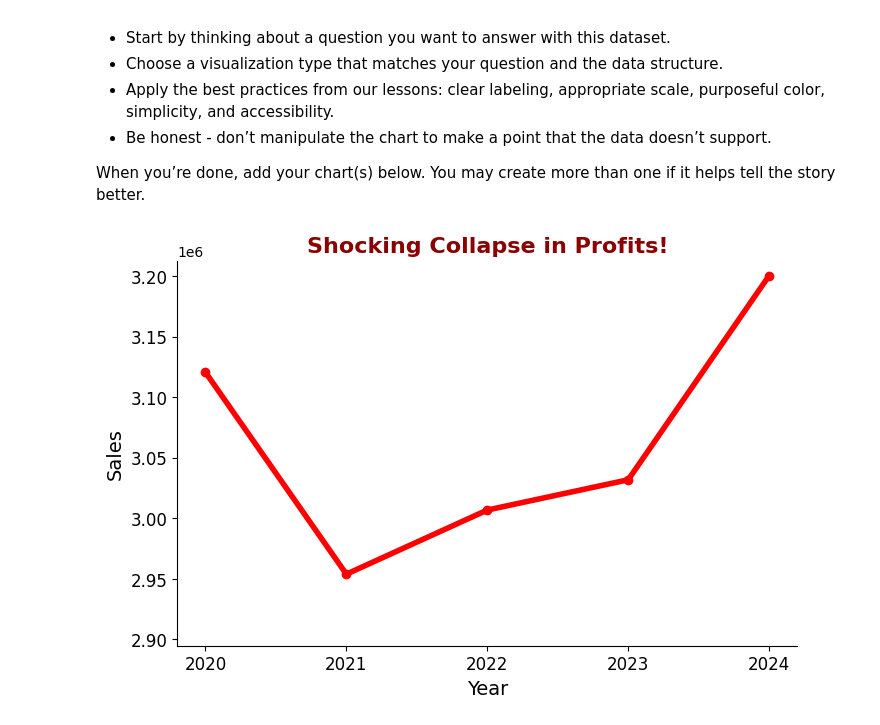
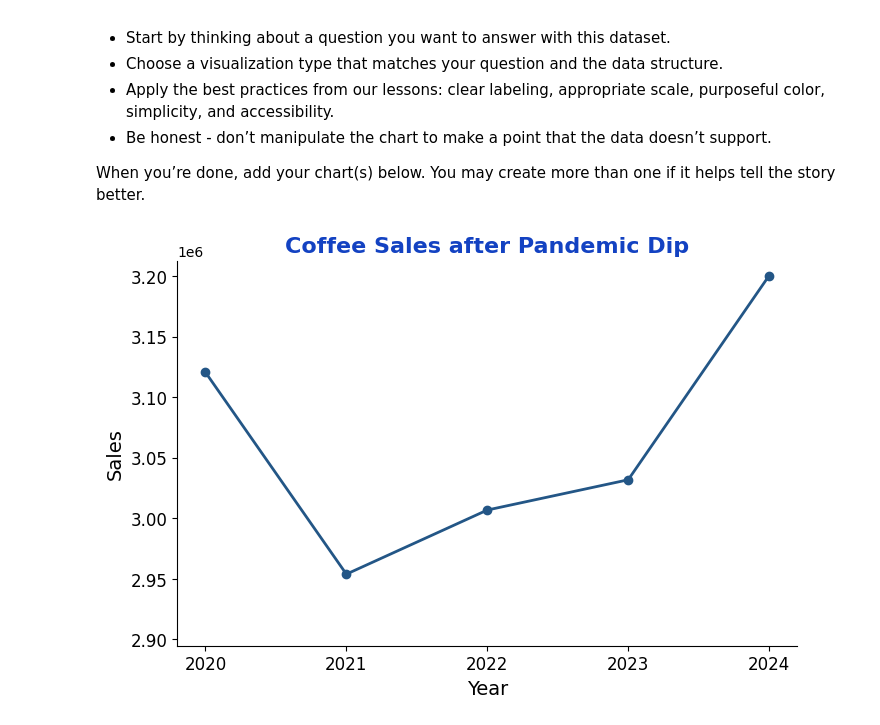
Before and after one commit to Bourne215/DA_M3_DataVizChallenge, a Jupyter notebook: data_viz_ethics_challenge.ipynb, the cells around one changed output. Cells and saved outputs as stored; diff of their text form; code cells hidden in the pictures.

Commit message:
Changing color tone

```diff
--- a/data_viz_ethics_challenge.ipynb
+++ b/data_viz_ethics_challenge.ipynb
@@ -99,26 +98,26 @@ When you’re done, add your chart(s) below. You may create more than one if it
 # %%
 # Your GOOD visualization(s) here
 #Correction for chart 1
 plt.figure(figsize=(8,5))
 subset = coffee_df.groupby("Year")["Sales"].sum().reset_index()
 
 x = subset["Year"]
 y = subset["Sales"]
 
 ax = plt.gca()
 ax.spines['top'].set_visible(False)
 ax.spines['right'].set_visible(False)
 
 
 plt.xlabel("Year", fontsize = 14)
 plt.ylabel("Sales", fontsize = 14)
 
-
-plt.plot(x , y, color="red", linewidth=4, marker="o")
+#I still can't figure out how to get the "1e6" out
+plt.plot(x , y, color="#235686", linewidth=2, marker="o")
 plt.ylim(y.min() * 0.98, )  # extreme truncation
-plt.title("Shocking Collapse in Profits!", fontsize=16, fontweight="bold", color="darkred")
+plt.title("Coffee Sales after Pandemic Dip", fontsize=16, fontweight="bold", color="#1342c2")
 plt.xticks(x,fontsize=12)
 plt.yticks(fontsize=12)
 plt.show()
 # %% [output]
-[figure, old version]
+[figure, new version]
```
Also changed, not shown: parts of 2 cells of this notebook.
